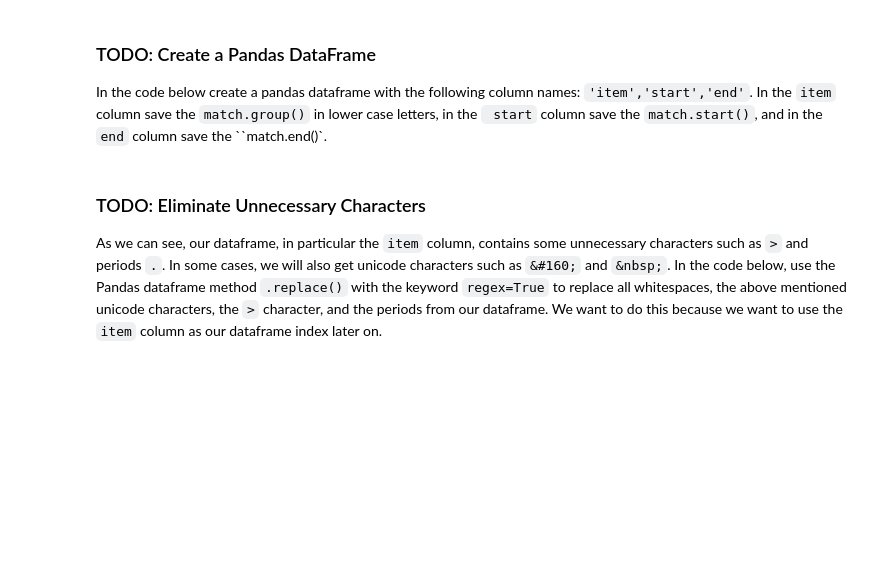
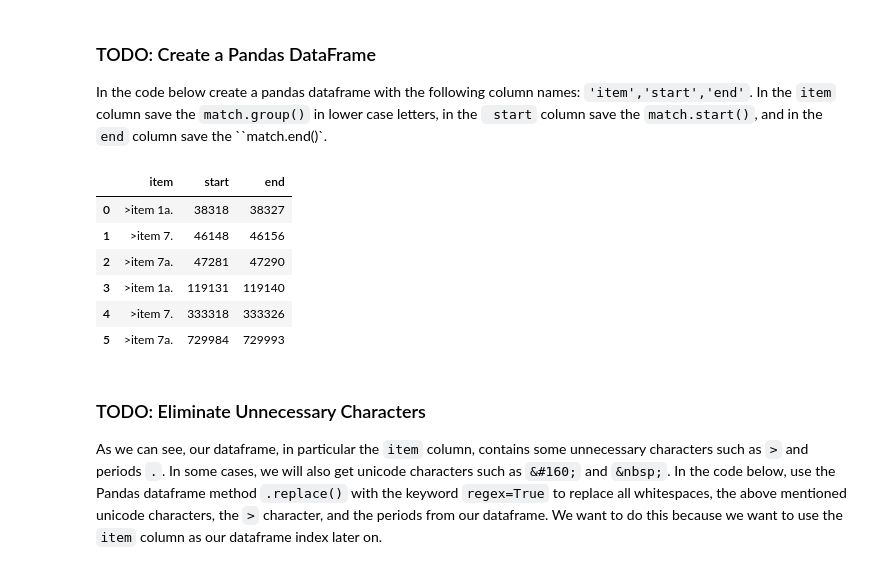
Before and after one commit to RocioLiu/AI-for-Trading, a Jupyter notebook: 2. AI Algorithms in Trading/Lesson5_financial-statements/applying_regexes_10ks.ipynb, the cells around one changed output. Drawn from its saved outputs; the diff is of its cells as text; code cells hidden in the pictures; blank space fills up the shorter version.

```diff
--- a/2. AI Algorithms in Trading/Lesson5_financial-statements/applying_regexes_10ks.ipynb
+++ b/2. AI Algorithms in Trading/Lesson5_financial-statements/applying_regexes_10ks.ipynb
@@ -92,6 +105,14 @@ In the code below, create a dictionary which has the key `10-K` and as value the
 document = {}
 
 # Create a loop to go through each section type and save only the 10-K section in the dictionary
+for t in range(len(doc_types)):
+    if doc_types[t] == '10-K':
+        document['10-K'] = raw_10k[doc_start_is[t]:doc_end_is[t]]
 
 
+# for doc_type, doc_start_i, doc_end_i in zip(doc_types, doc_start_is, doc_end_is):
+#     if doc_type == '10-K':
+#         document[doc_type] = raw_10k[doc_start_i:doc_end_i]
+
 # display the document
+print(document)
@@ -111,9 +134,12 @@ Our task now is to use regular expression to find the items of interest. The ite
 In the code below write a single regular expression that can match all four patterns for Items 1A, 7, and 7A. Then use the `.finditer()` method to match the regex to `document['10-K']`. Finally create a for loop to print the `matches`.
 # %%
 # Write the regex
-regex =
+#regex = re.compile(r'>?(Item|ITEM)&?#?\w+?[ ;](1A|7|7A)')
+regex = re.compile(r'(>Item(\s|&#160;|&nbsp;)(1A|7A|7)\.?)|(ITEM\s(1A|7A|7))')
 
 # Use finditer to math the regex
-matches =
+matches = regex.finditer(document['10-K'])
 
 # Write a for loop to print the matches
+for match in matches:
+    print(match)
@@ -129,16 +162,26 @@ We will remove the matches that correspond to the index using a Pandas Dataframe
 In the code below create a pandas dataframe with the following column names: `'item','start','end'`. In the `item` column save the `match.group()` in lower case letters, in the ` start` column save the `match.start()`, and in the `end` column save the ``match.end()`.
 # %%
 # import pandas
-
+import pandas as pd
 
 # Matches
-matches =
+matches = regex.finditer(document['10-K'])
 
 # Create the dataframe
-test_df =
+test_df = pd.DataFrame([(x.group().lower(), x.start(), x.end()) for x in matches])
+test_df.columns = ['item', 'start', 'end']
 
 
 # Display the dataframe
+test_df
+# %% [output]
+|  | item | start | end |
+| 0 | >item 1a. | 38318 | 38327 |
+| 1 | >item 7. | 46148 | 46156 |
+| 2 | >item 7a. | 47281 | 47290 |
+| 3 | >item 1a. | 119131 | 119140 |
+| 4 | >item 7. | 333318 | 333326 |
+| 5 | >item 7a. | 729984 | 729993 |
 # %% [markdown]
 ### TODO: Eliminate Unnecessary Characters
 
```
Also changed, not shown: parts of 8 cells of this notebook.
